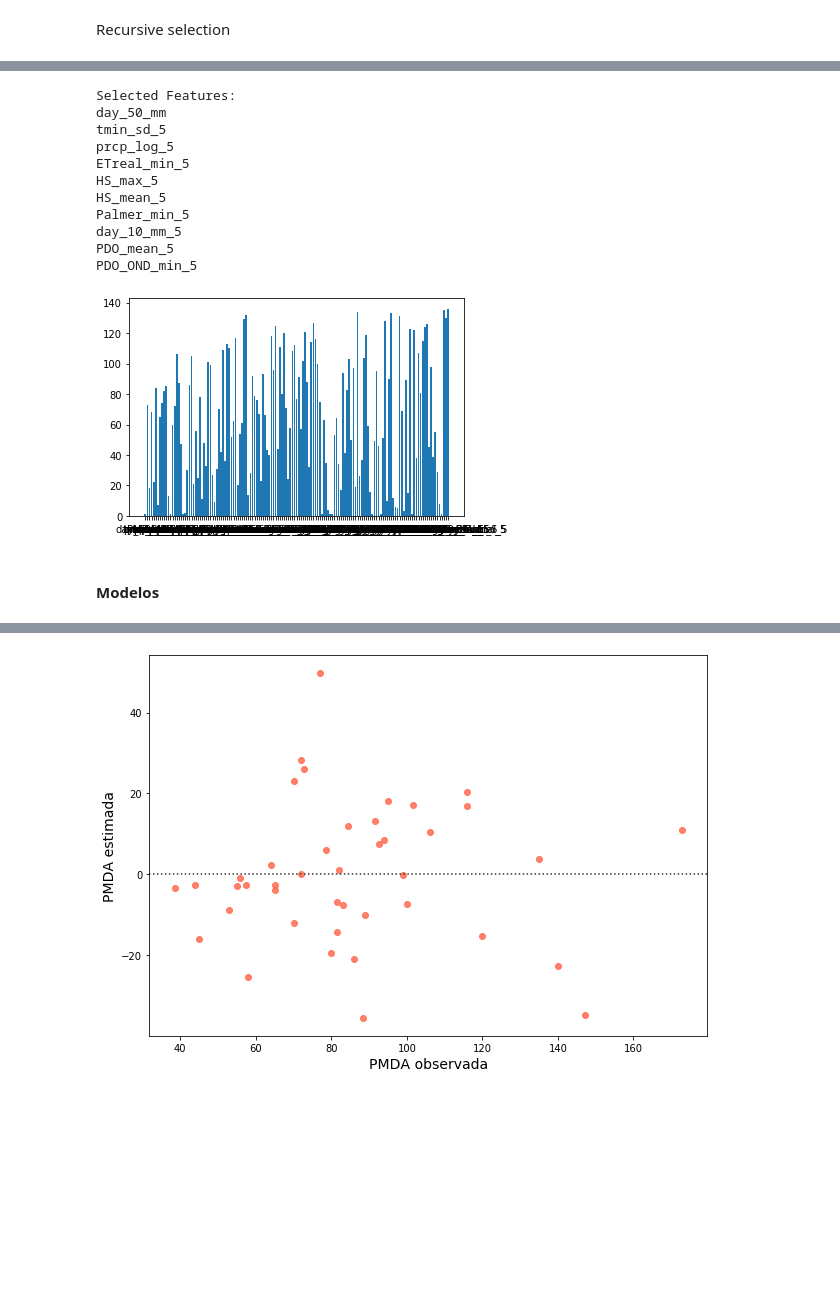
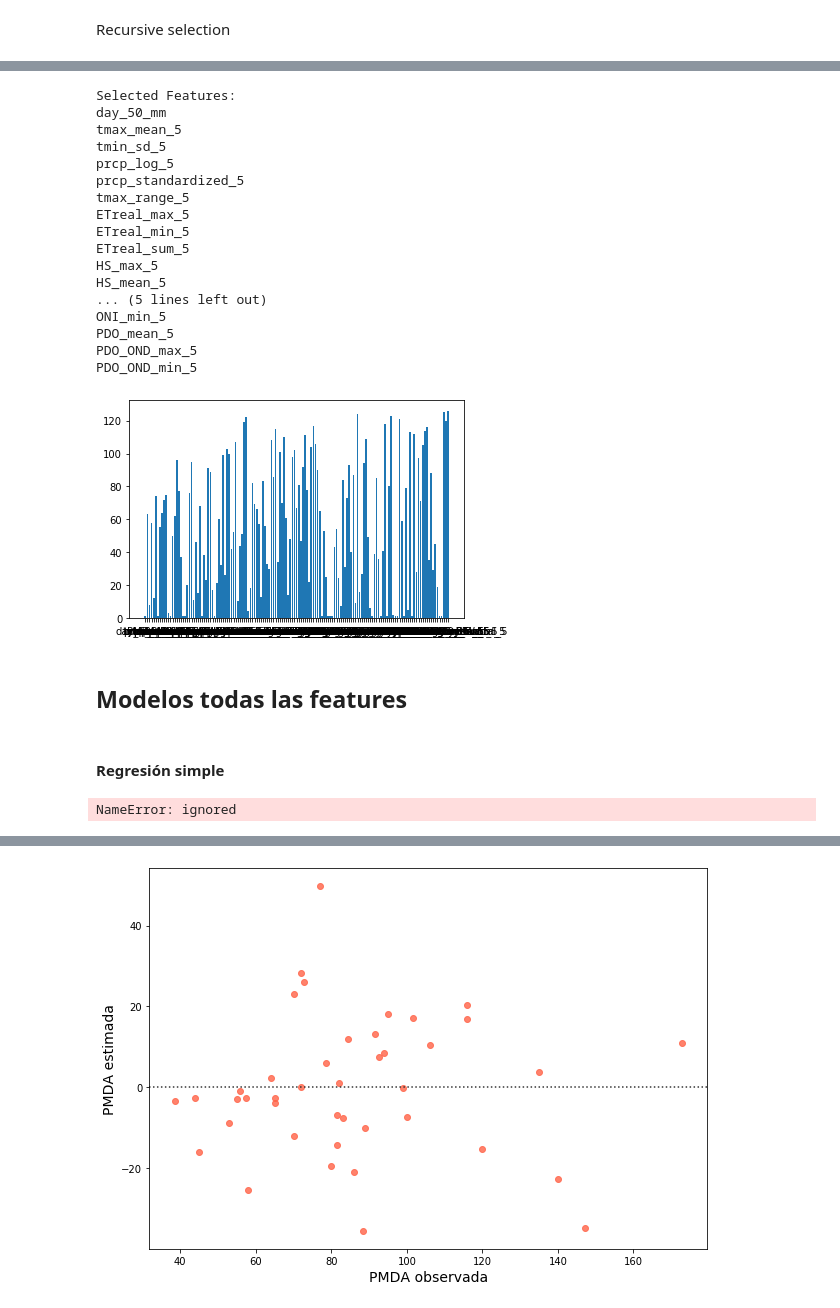
Before and after one commit to gringonivoli/diplo2020-mentoria-prediccion-lluvias-extremas, a Jupyter notebook: TP3_Alessio.ipynb, the cells around one changed output, grey strips where cells are left out. Drawn from its saved outputs; the diff is of its cells as text; code cells hidden in the pictures; blank space fills up the shorter version.

```diff
--- a/TP3_Alessio.ipynb
+++ b/TP3_Alessio.ipynb
@@ -689,38 +689,46 @@ Selected Features: [False False False False False False  True False False False
 from pandas import read_csv
 from sklearn.feature_selection import RFE
 from sklearn.ensemble import RandomForestRegressor
 from matplotlib import pyplot
 
 
-rfe = RFE(RandomForestRegressor(n_estimators=500, random_state=1), n_features_to_select=10)
+rfe = RFE(RandomForestRegressor(n_estimators=500, random_state=1), n_features_to_select=20)
 fit = rfe.fit(features_dataset_marcos, target_df.PMDA)
 # report selected features
 print('Selected Features:')
 names = features_dataset_marcos.columns.values
 for i in range(len(fit.support_)):
     if fit.support_[i]:
         print(names[i])
 # plot feature rank
 names = features_dataset_marcos.columns.values
 ticks = [i for i in range(len(names))]
 
 pyplot.bar(ticks, fit.ranking_)
 pyplot.xticks(ticks, names)
 pyplot.show()
 # %% [output]
 Selected Features:
 day_50_mm
+tmax_mean_5
 tmin_sd_5
 prcp_log_5
+prcp_standardized_5
+tmax_range_5
+ETreal_max_5
 ETreal_min_5
+ETreal_sum_5
 HS_max_5
 HS_mean_5
-Palmer_min_5
-day_10_mm_5
+... (5 lines left out)
+ONI_min_5
 PDO_mean_5
+PDO_OND_max_5
 PDO_OND_min_5
-[figure, old version]
+[figure, new version]
 # %%
 selected_feature = names[fit.support_]
 # %% [markdown]
-#### Modelos
+## Modelos todas las features
+# %% [markdown]
+#### Regresión simple
@@ -726,0 +742,13 @@ selected_feature = names[fit.support_]
+# %%
+X = dataset_marcos.copy()
+y = dataset_marcos.PMDA
+
+X_train = X[dataset_marcos.hydro_year < 2005].drop(['PMDA', 'omm_id'], axis = 1)
+X_train = X_train
+y_train = dataset_marcos[dataset_marcos.hydro_year < 2005].PMDA
+
+X_test = X[dataset_marcos.hydro_year > 2005].drop(['PMDA', 'omm_id'], axis = 1)
+X_test = X_test
+y_test = dataset_marcos[dataset_marcos.hydro_year > 2005].PMDA
+# %% [output]
+NameError: ignored
```
Also changed, not shown: parts of 16 cells of this notebook.
